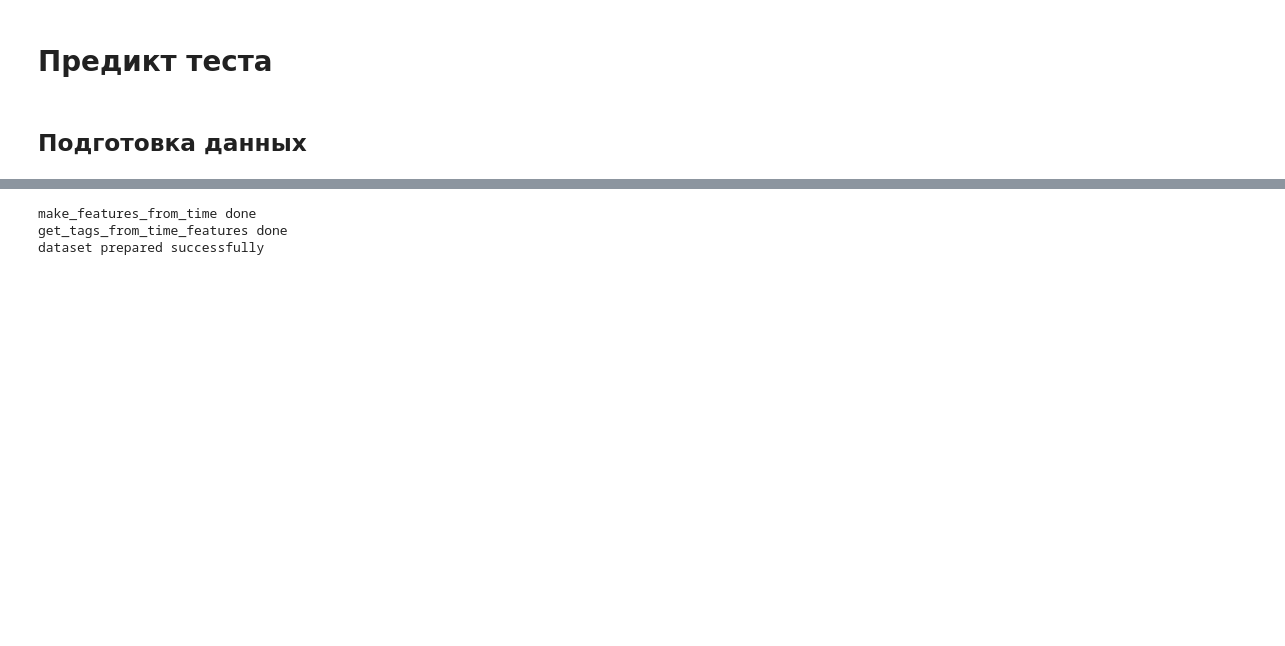
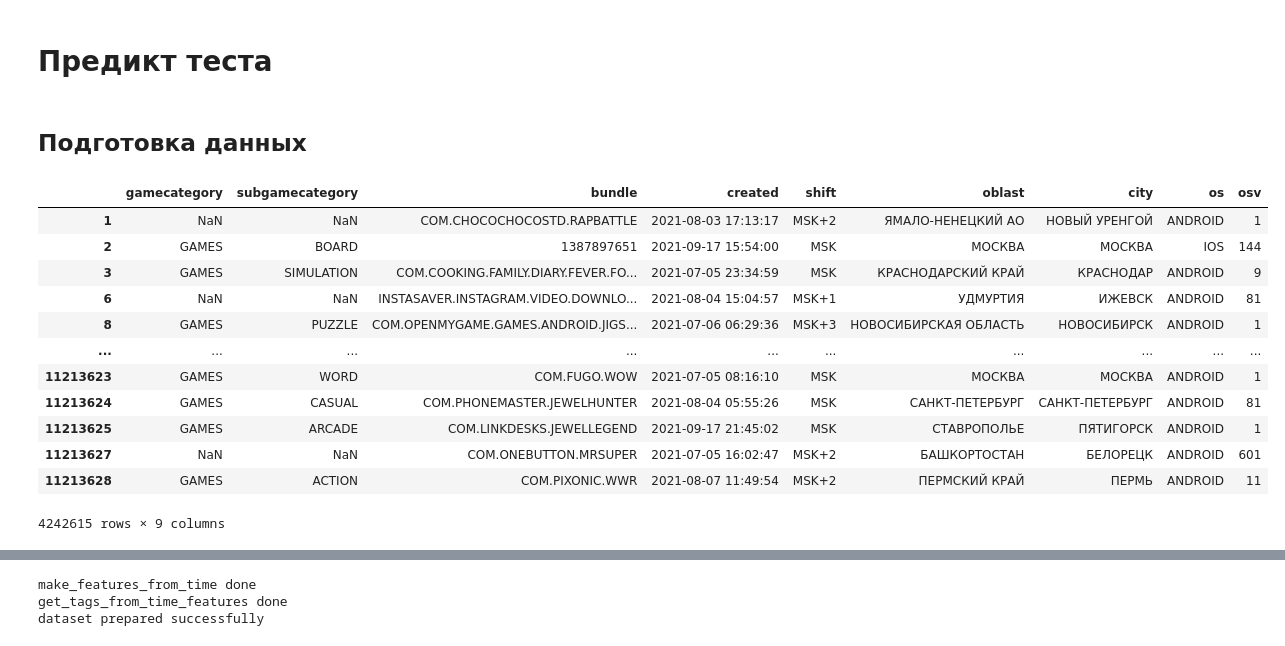
Before and after one commit to SerSmith/hackathon_hyper_ad_tech, a Jupyter notebook: notebooks/affernus_train_lgbm_fulldata_v10.ipynb, the cells around one changed output, grey strips where cells are left out. Cells and saved outputs as stored; diff of their text form; code cells hidden in the pictures; blank space fills up the shorter version.

```diff
--- a/notebooks/affernus_train_lgbm_fulldata_v10.ipynb
+++ b/notebooks/affernus_train_lgbm_fulldata_v10.ipynb
@@ -534,3 +534,19 @@ with open(os.path.join(MODES_FOLDER, 'mode_gamecategory.pkl'), mode='rb') as fil
 %autoreload 2
 test_raw_preprocessed['subgamecategory'] = feature_preprocess.impute_column_test(test_raw_preprocessed, 'subgamecategory', mode_sub)
 test_raw_preprocessed['gamecategory'] = feature_preprocess.impute_column_test(test_raw_preprocessed, 'gamecategory', mode_game)
+# %%
+test_raw_preprocessed[test_raw_preprocessed['subgamecategory'] != test_raw['subgamecategory'].str.upper()]
+# %% [output]
+|  | gamecategory | subgamecategory | bundle | created | shift | oblast | city | os | osv |
+| 1 | NaN | NaN | COM.CHOCOCHOCOSTD.RAPBATTLE | 2021-08-03 17:13:17 | MSK+2 | ЯМАЛО-НЕНЕЦКИЙ АО | НОВЫЙ УРЕНГОЙ | ANDROID | 1 |
+| 2 | GAMES | BOARD | 1387897651 | 2021-09-17 15:54:00 | MSK | МОСКВА | МОСКВА | IOS | 144 |
+| 3 | GAMES | SIMULATION | COM.COOKING.FAMILY.DIARY.FEVER.FO... | 2021-07-05 23:34:59 | MSK | КРАСНОДАРСКИЙ КРАЙ | КРАСНОДАР | ANDROID | 9 |
+| 6 | NaN | NaN | INSTASAVER.INSTAGRAM.VIDEO.DOWNLO... | 2021-08-04 15:04:57 | MSK+1 | УДМУРТИЯ | ИЖЕВСК | ANDROID | 81 |
+| 8 | GAMES | PUZZLE | COM.OPENMYGAME.GAMES.ANDROID.JIGS... | 2021-07-06 06:29:36 | MSK+3 | НОВОСИБИРСКАЯ ОБЛАСТЬ | НОВОСИБИРСК | ANDROID | 1 |
+| ... | ... | ... | ... | ... | ... | ... | ... | ... | ... |
+| 11213623 | GAMES | WORD | COM.FUGO.WOW | 2021-07-05 08:16:10 | MSK | МОСКВА | МОСКВА | ANDROID | 1 |
+| 11213624 | GAMES | CASUAL | COM.PHONEMASTER.JEWELHUNTER | 2021-08-04 05:55:26 | MSK | САНКТ-ПЕТЕРБУРГ | САНКТ-ПЕТЕРБУРГ | ANDROID | 81 |
+| 11213625 | GAMES | ARCADE | COM.LINKDESKS.JEWELLEGEND | 2021-09-17 21:45:02 | MSK | СТАВРОПОЛЬЕ | ПЯТИГОРСК | ANDROID | 1 |
+| 11213627 | NaN | NaN | COM.ONEBUTTON.MRSUPER | 2021-07-05 16:02:47 | MSK+2 | БАШКОРТОСТАН | БЕЛОРЕЦК | ANDROID | 601 |
+| 11213628 | GAMES | ACTION | COM.PIXONIC.WWR | 2021-08-07 11:49:54 | MSK+2 | ПЕРМСКИЙ КРАЙ | ПЕРМЬ | ANDROID | 11 |
+4242615 rows × 9 columns
```
Also changed, not shown: parts of 10 cells of this notebook, 2 other files.
